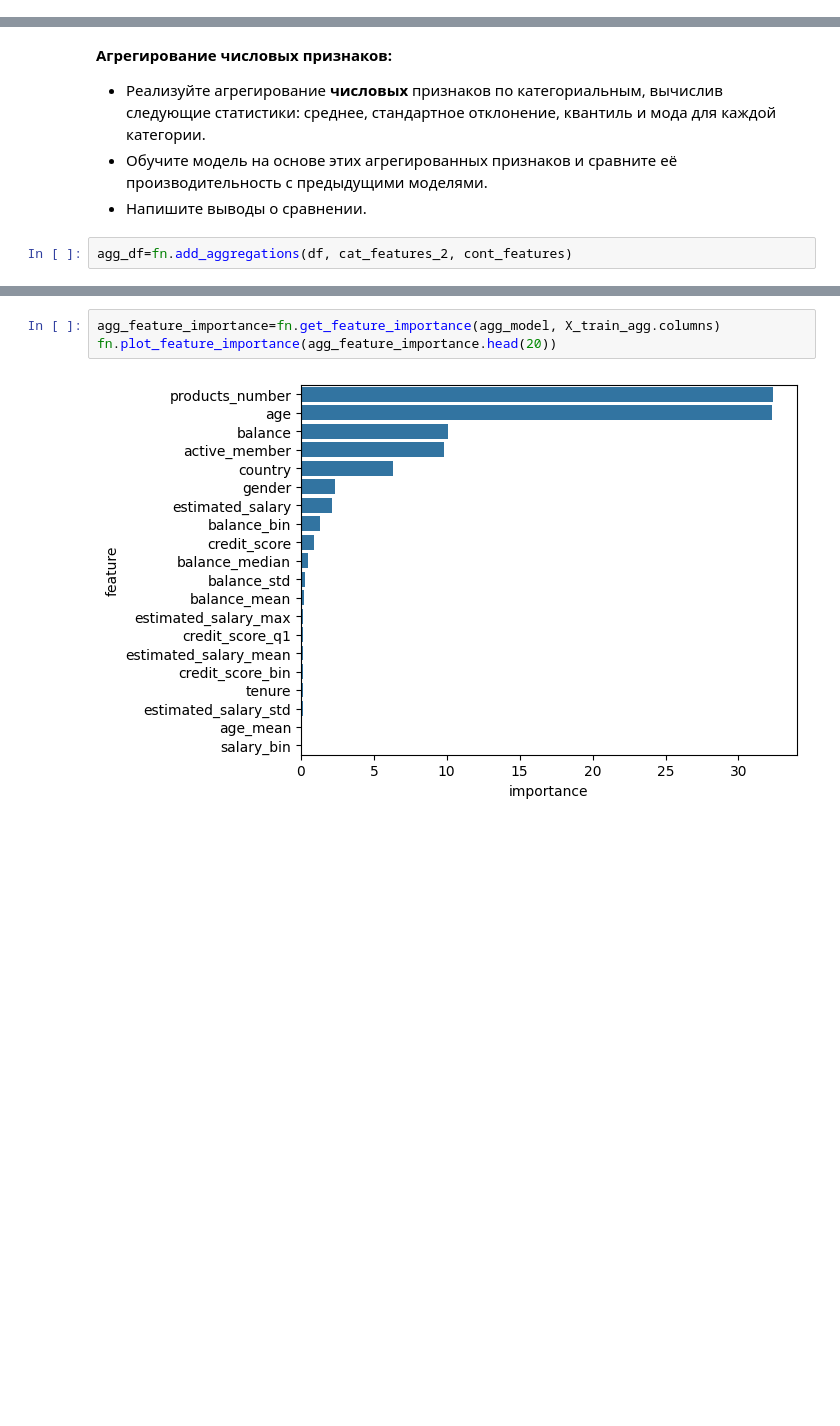
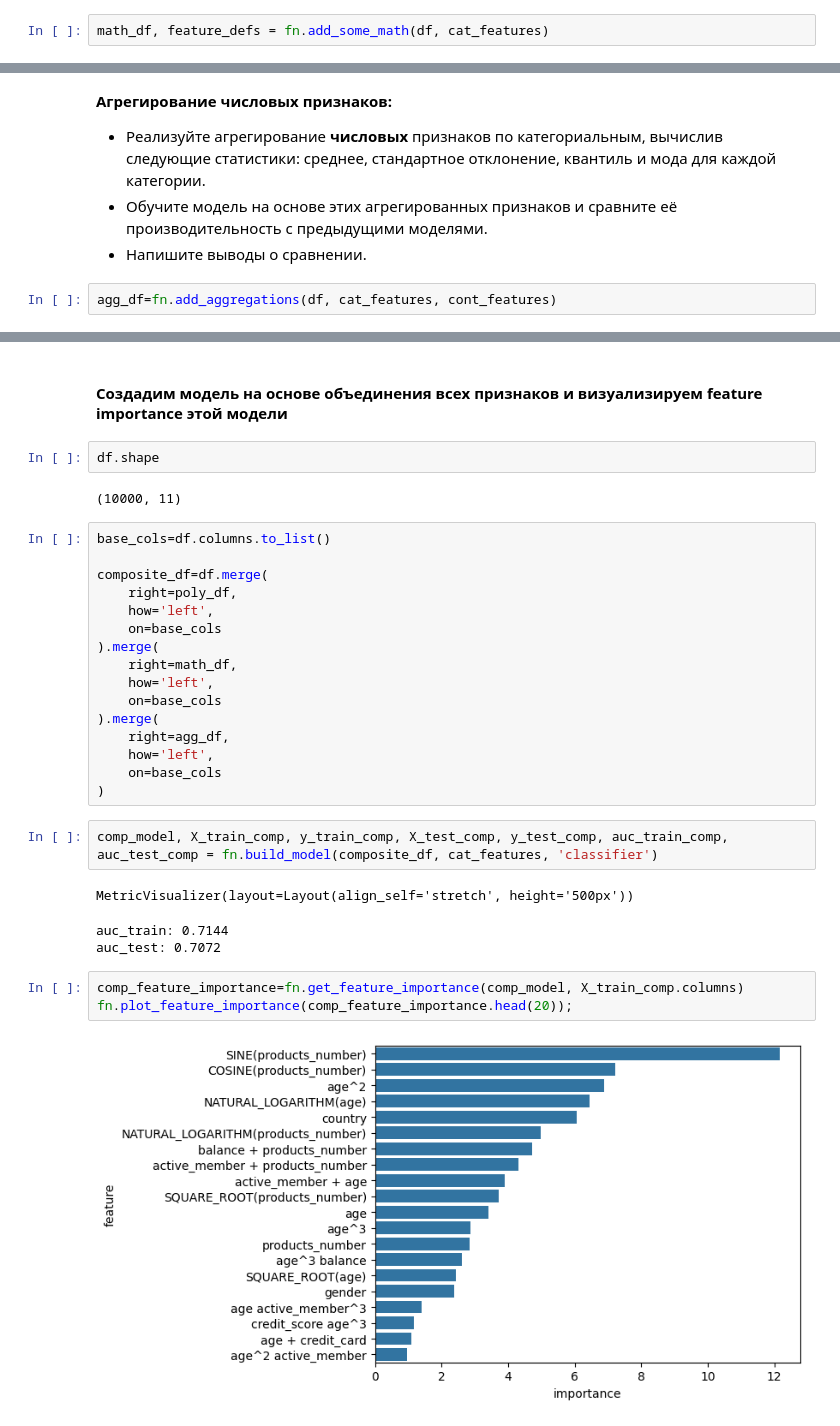
Before and after one commit to MarufIbragimov/zypl_ds, a Jupyter notebook: homework_2/homework_2.ipynb, the cells around one changed output, grey strips where cells are left out. Cells and saved outputs as stored; diff of their text form; blank space fills up the shorter version.

```diff
--- a/homework_2/homework_2.ipynb
+++ b/homework_2/homework_2.ipynb
@@ -369,0 +365,2 @@ fn.plot_feature_importance(poly_feature_importance.head(20))
+# %%
+math_df, feature_defs = fn.add_some_math(df, cat_features)
@@ -375,7 +389,7 @@ fn.plot_feature_importance(poly_feature_importance.head(20))
    - Обучите модель на основе этих агрегированных признаков и сравните её производительность с предыдущими моделями.
    - Напишите выводы о сравнении.
 # %%
-agg_df=fn.add_aggregations(df, cat_features_2, cont_features)
+agg_df=fn.add_aggregations(df, cat_features, cont_features)
 # %%
 agg_df.head()
 # %% [output]
@@ -395,5 +437,33 @@ auc_test: 0.7187
+# %% [markdown]
+#### Создадим модель на основе объединения всех признаков и визуализируем feature importance этой модели
+# %%
+df.shape
+# %% [output]
+(10000, 11)
+# %%
+base_cols=df.columns.to_list()
+
+composite_df=df.merge(
+    right=poly_df,
+    how='left',
+    on=base_cols
+).merge(
+    right=math_df,
+    how='left',
+    on=base_cols
+).merge(
+    right=agg_df,
+    how='left',
+    on=base_cols
+)
+# %%
+comp_model, X_train_comp, y_train_comp, X_test_comp, y_test_comp, auc_train_comp, auc_test_comp = fn.build_model(composite_df, cat_features, 'classifier')
+# %% [output]
+MetricVisualizer(layout=Layout(align_self='stretch', height='500px'))
+auc_train: 0.7144
+auc_test: 0.7072
 # %%
-agg_feature_importance=fn.get_feature_importance(agg_model, X_train_agg.columns)
-fn.plot_feature_importance(agg_feature_importance.head(20))
+comp_feature_importance=fn.get_feature_importance(comp_model, X_train_comp.columns)
+fn.plot_feature_importance(comp_feature_importance.head(20));
 # %% [output]
-[figure, old version]
+[figure, new version]
```
Also changed, not shown: parts of 52 cells of this notebook.
